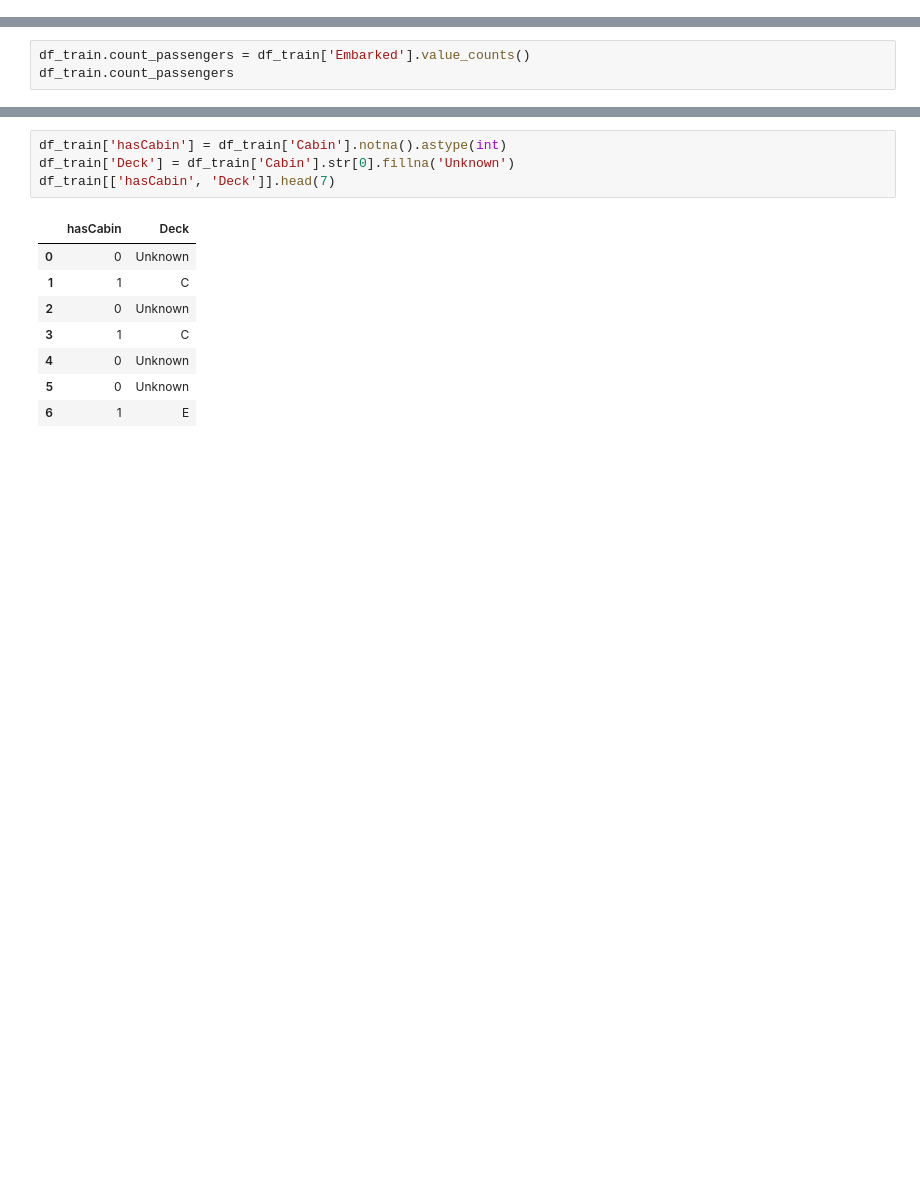
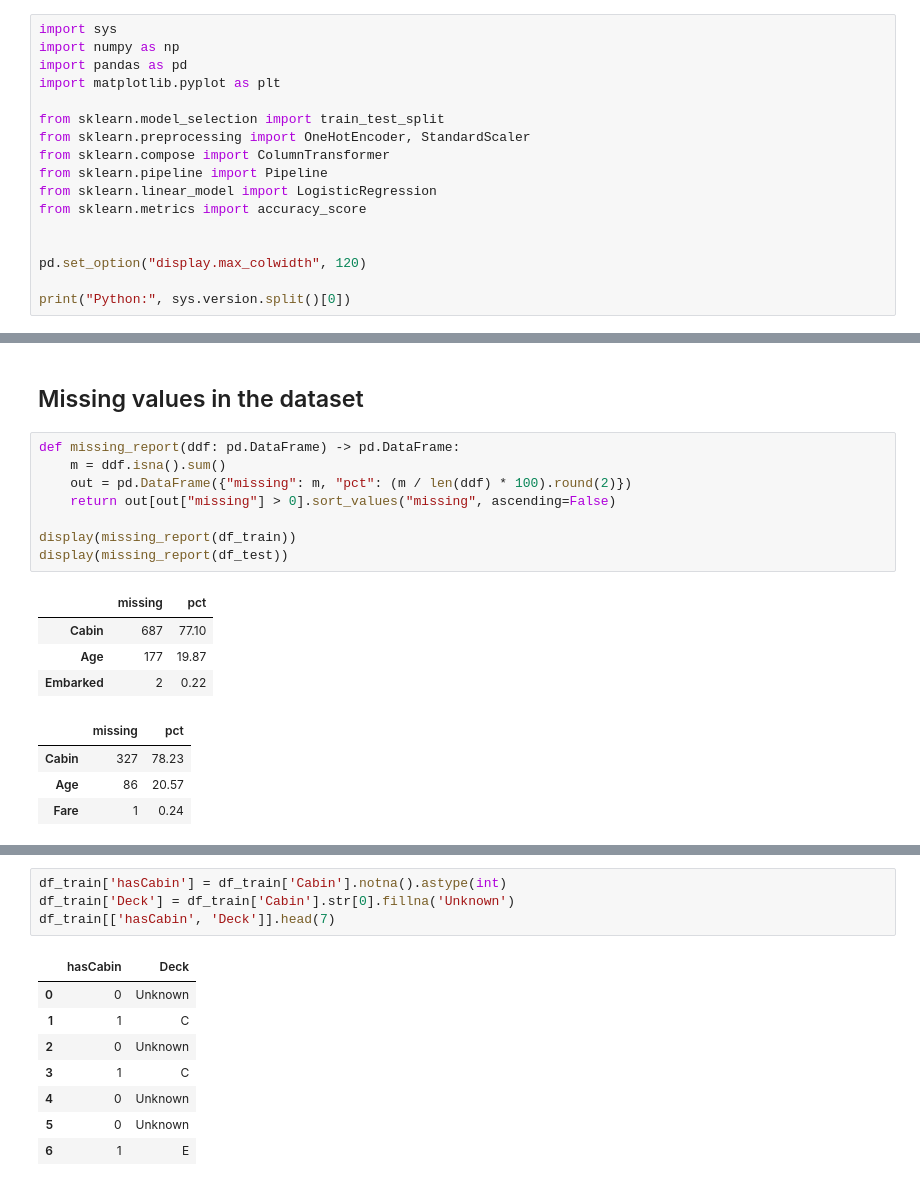
Before and after one commit to AnnaBilokon/titanic-survival-prediction, a Jupyter notebook: titanic_project.ipynb, the cells around one changed output, grey strips where cells are left out. Saved outputs shown, nothing was run; the diff lists cells and outputs as text; blank space fills up the shorter version.

```diff
--- a/titanic_project.ipynb
+++ b/titanic_project.ipynb
@@ -0,0 +6,17 @@
+# %%
+import sys
+import numpy as np
+import pandas as pd
+import matplotlib.pyplot as plt
+
+from sklearn.model_selection import train_test_split
+from sklearn.preprocessing import OneHotEncoder, StandardScaler
+from sklearn.compose import ColumnTransformer
+from sklearn.pipeline import Pipeline
+from sklearn.linear_model import LogisticRegression
+from sklearn.metrics import accuracy_score
+
+
+pd.set_option("display.max_colwidth", 120)
+
+print("Python:", sys.version.split()[0])
@@ -68,3 +63,0 @@ memory usage: 83.7+ KB
-# %%
-df_train.count_passengers = df_train['Embarked'].value_counts()
-df_train.count_passengers
@@ -97,0 +89,19 @@ Name: count, dtype: int64
+# %% [markdown]
+## Missing values in the dataset
+# %%
+def missing_report(ddf: pd.DataFrame) -> pd.DataFrame:
+    m = ddf.isna().sum()
+    out = pd.DataFrame({"missing": m, "pct": (m / len(ddf) * 100).round(2)})
+    return out[out["missing"] > 0].sort_values("missing", ascending=False)
+
+display(missing_report(df_train))
+display(missing_report(df_test))
+# %% [output]
+|  | missing | pct |
+| Cabin | 687 | 77.10 |
+| Age | 177 | 19.87 |
+| Embarked | 2 | 0.22 |
+|  | missing | pct |
+| Cabin | 327 | 78.23 |
+| Age | 86 | 20.57 |
+| Fare | 1 | 0.24 |
```
Also changed, not shown: parts of 63 cells of this notebook.
